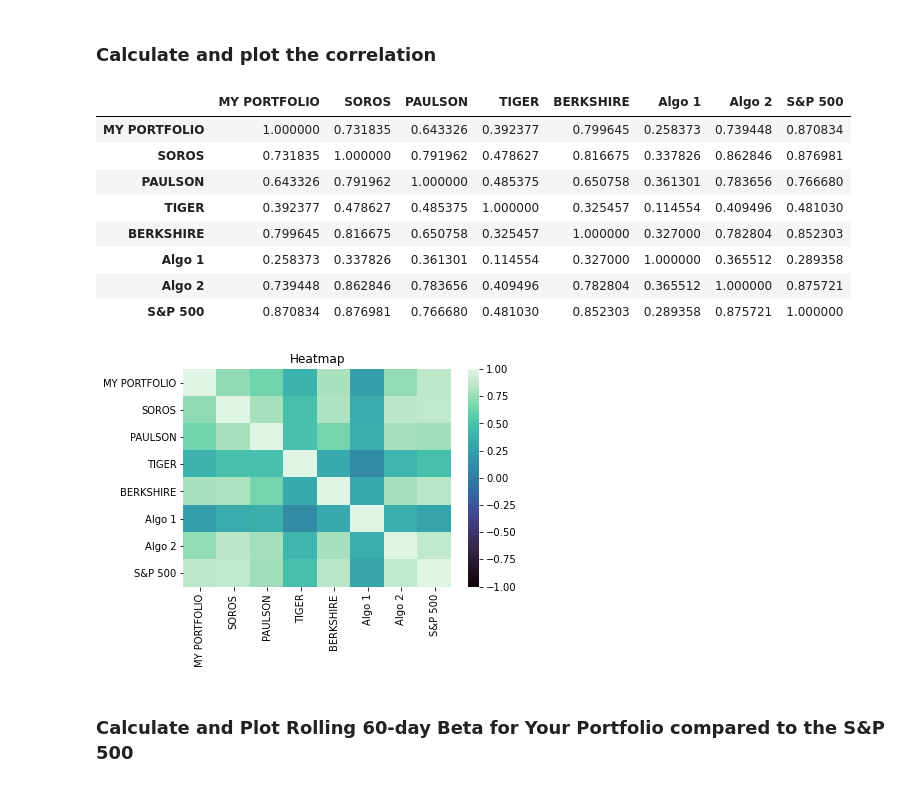
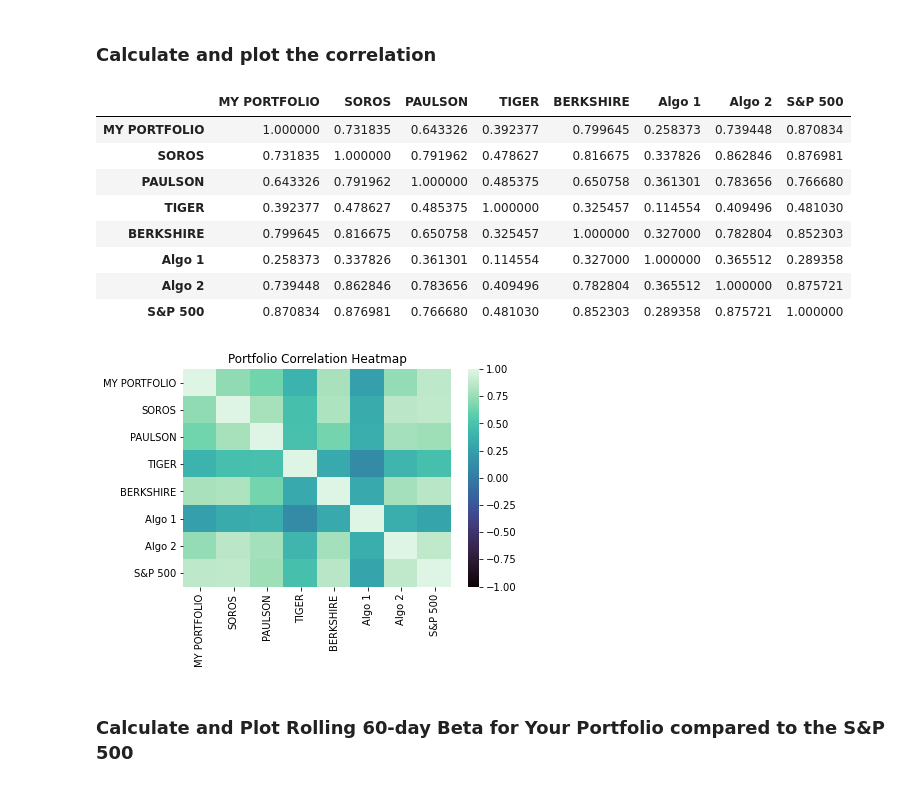
Before and after one commit to nbaronti/Pandas_Homework, a Jupyter notebook: Pandas_Homework.ipynb, the cells around one changed output. Drawn from its saved outputs; the diff is of its cells as text; code cells hidden in the pictures.

```diff
--- a/Pandas_Homework.ipynb
+++ b/Pandas_Homework.ipynb
@@ -622,21 +622,21 @@ rolling_stock_fund_df.plot(figsize=(15,10), title= "Standard Deviation");
 # %%
 # Calculate and plot the correlation
 combined_stock_fund_corr = combined_stock_fund_df.corr()
 
 sns_heatmap = sns.heatmap(combined_stock_fund_corr, vmin=-1, vmax=1, cmap="mako");
-sns_heatmap.set_title("Heatmap")
+sns_heatmap.set_title("Portfolio Correlation Heatmap")
 combined_stock_fund_corr
 # %% [output]
 |  | MY PORTFOLIO | SOROS | PAULSON | TIGER | BERKSHIRE | Algo 1 | Algo 2 | S&P 500 |
 | MY PORTFOLIO | 1.000000 | 0.731835 | 0.643326 | 0.392377 | 0.799645 | 0.258373 | 0.739448 | 0.870834 |
 | SOROS | 0.731835 | 1.000000 | 0.791962 | 0.478627 | 0.816675 | 0.337826 | 0.862846 | 0.876981 |
 | PAULSON | 0.643326 | 0.791962 | 1.000000 | 0.485375 | 0.650758 | 0.361301 | 0.783656 | 0.766680 |
 | TIGER | 0.392377 | 0.478627 | 0.485375 | 1.000000 | 0.325457 | 0.114554 | 0.409496 | 0.481030 |
 | BERKSHIRE | 0.799645 | 0.816675 | 0.650758 | 0.325457 | 1.000000 | 0.327000 | 0.782804 | 0.852303 |
 | Algo 1 | 0.258373 | 0.337826 | 0.361301 | 0.114554 | 0.327000 | 1.000000 | 0.365512 | 0.289358 |
 | Algo 2 | 0.739448 | 0.862846 | 0.783656 | 0.409496 | 0.782804 | 0.365512 | 1.000000 | 0.875721 |
 | S&P 500 | 0.870834 | 0.876981 | 0.766680 | 0.481030 | 0.852303 | 0.289358 | 0.875721 | 1.000000 |
-[figure, old version]
+[figure, new version]
 # %% [markdown]
 ### Calculate and Plot Rolling 60-day Beta for Your Portfolio compared to the S&P 500
 # %%
```
Also changed, not shown: parts of 22 cells of this notebook, 1 other file.
